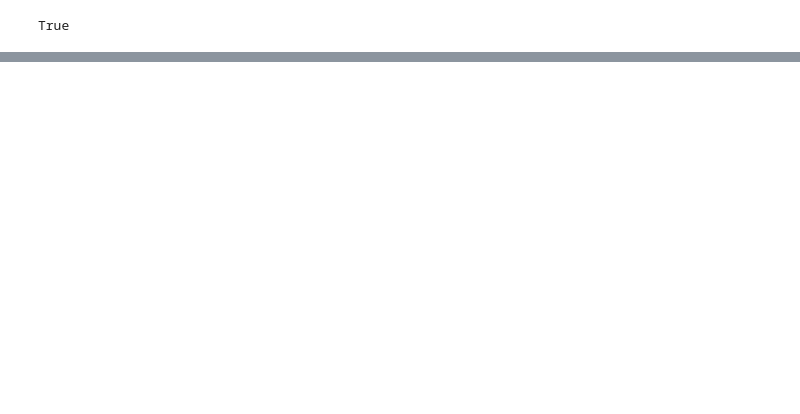
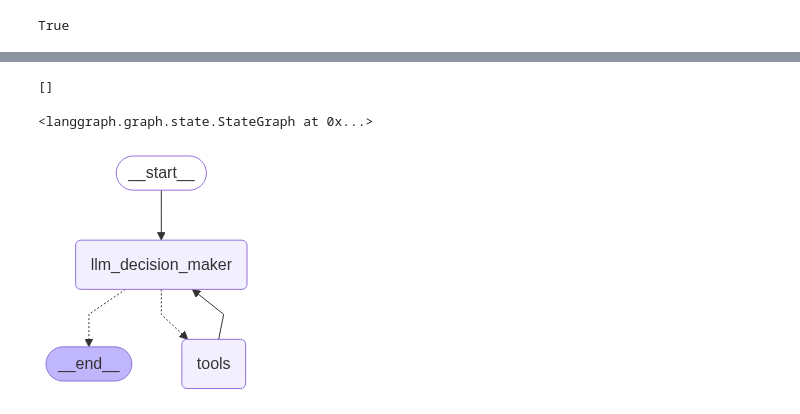
Before and after one commit to akshayfarakate/Agentic_AI_2.0, a Jupyter notebook: Assignements/Assignment-4/AI_Travel_Agent_and_Expense_Planner.ipynb, the cells around one changed output, grey strips where cells are left out. Cells and saved outputs as stored; diff of their text form; code cells hidden in the pictures; blank space fills up the shorter version.

Commit message:
Workflow added, tools created

```diff
--- a/Assignements/Assignment-4/AI_Travel_Agent_and_Expense_Planner.ipynb
+++ b/Assignements/Assignment-4/AI_Travel_Agent_and_Expense_Planner.ipynb
@@ -675,0 +688,40 @@ class TripSummarizer:
+# %%
+response.tool_calls
+# %% [output]
+[]
+# %%
+SYSTEM_PROMPT=""
+# %%
+def llm_decision_maker(state:MessagesState):
+
+    user_question=state["messages"]
+
+    input_question = [SYSTEM_PROMPT]+user_question
+
+    response = llm_with_tools.invoke(input_question)
+
+    return {
+        "messages":[response]
+    }
+# %%
+workflow = StateGraph(MessagesState)
+workflow.add_node("llm_decision_maker", llm_decision_maker)
+workflow.add_node("tools", ToolNode(tools))
+
+workflow.add_edge(START, "llm_decision_maker")
+
+workflow.add_conditional_edges(
+    "llm_decision_maker",
+    tools_condition,
+)
+
+workflow.add_edge("tools", "llm_decision_maker")
+# %% [output]
+<langgraph.graph.state.StateGraph at 0x...>
+# %%
+ReAct_app = workflow.compile()
+# %%
+from IPython.display import Image, display
+display(Image(ReAct_app.get_graph().draw_mermaid_png()))
+# %% [output]
+[figure, added]
```
Also changed, not shown: parts of 45 cells of this notebook.
